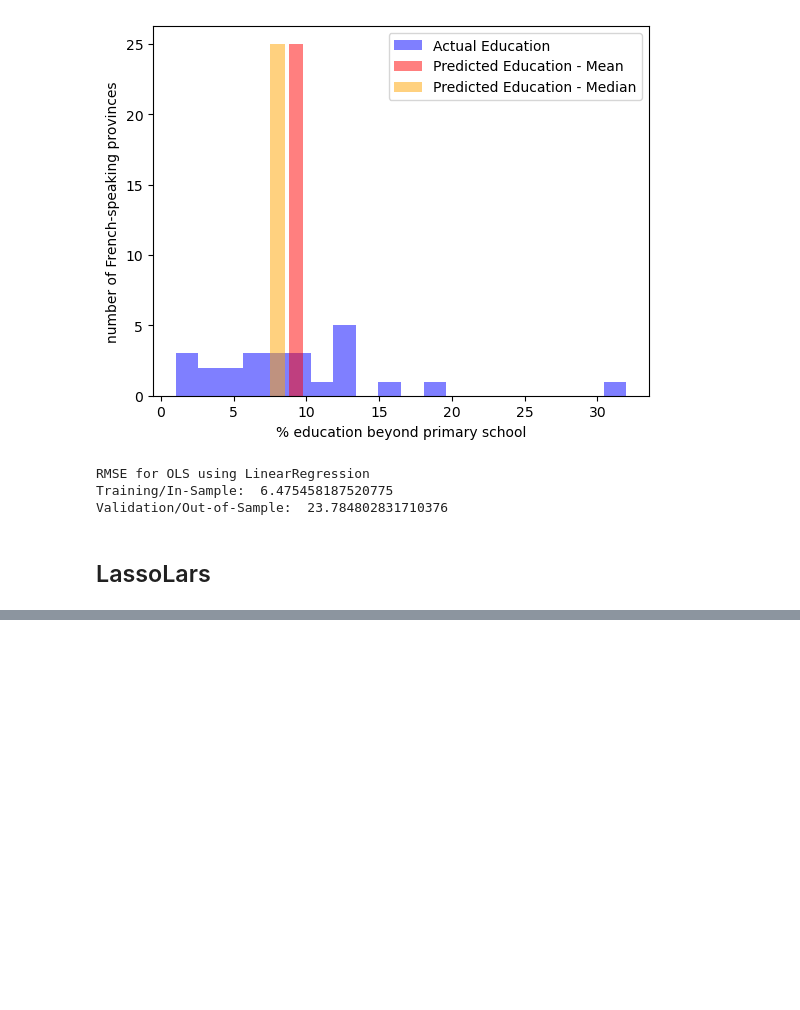
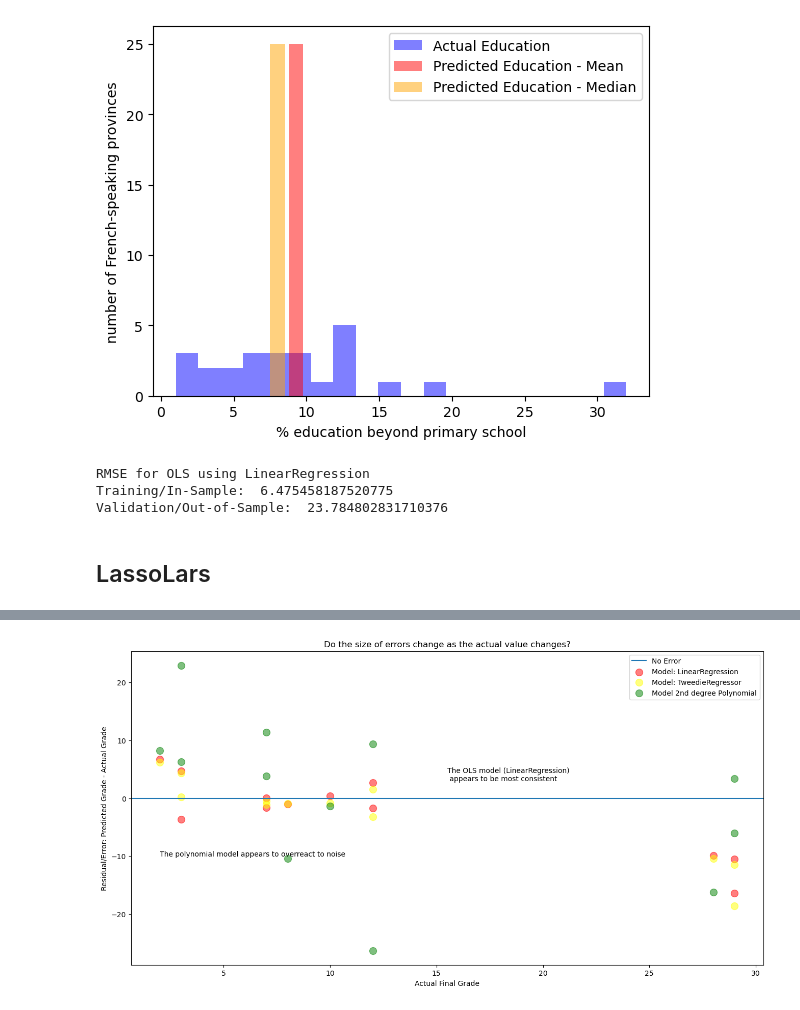
Before and after one commit to Garrett-Arnett/regression-exercises, a Jupyter notebook: modeling.ipynb, the cells around one changed output, grey strips where cells are left out. Cells and saved outputs as stored; diff of their text form; code cells hidden in the pictures; blank space fills up the shorter version.

```diff
--- a/modeling.ipynb
+++ b/modeling.ipynb
@@ -167,0 +284,18 @@ Validation/Out-of-Sample:  23.784802831710376
+# %%
+plt.figure(figsize=(16,8))
+plt.axhline(label="No Error")
+plt.scatter(y_validate.Education, y_validate.Education_pred_lm-y_validate.Education,
+            alpha=.5, color="red", s=100, label="Model: LinearRegression")
+plt.scatter(y_validate.Education, y_validate.Education_pred_glm-y_validate.Education,
+            alpha=.5, color="yellow", s=100, label="Model: TweedieRegressor")
+plt.scatter(y_validate.Education, y_validate.Education_pred_lm2-y_validate.Education,
+            alpha=.5, color="green", s=100, label="Model 2nd degree Polynomial")
+plt.legend()
+plt.xlabel("Actual Final Grade")
+plt.ylabel("Residual/Error: Predicted Grade - Actual Grade")
+plt.title("Do the size of errors change as the actual value changes?")
+plt.annotate("The polynomial model appears to overreact to noise", (2.0, -10))
+plt.annotate("The OLS model (LinearRegression)\n appears to be most consistent", (15.5, 3))
+plt.show()
+# %% [output]
+[figure, added]
```
Also changed, not shown: parts of 11 cells of this notebook.
